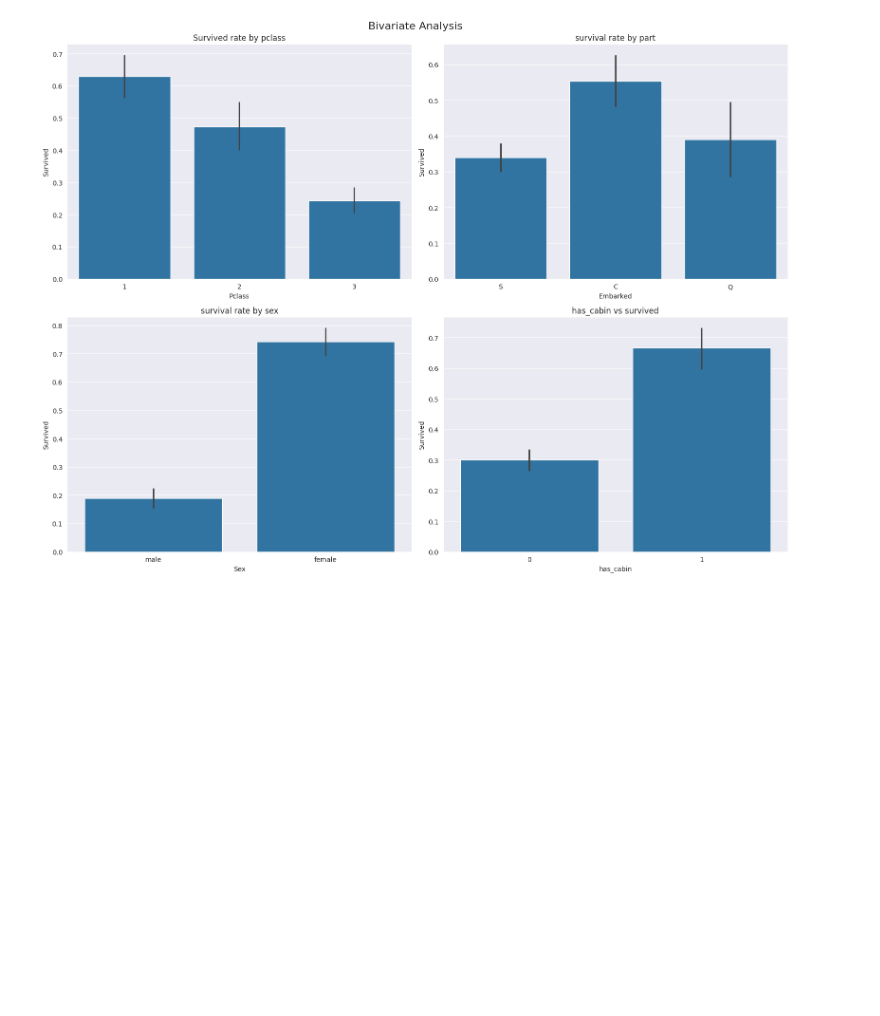
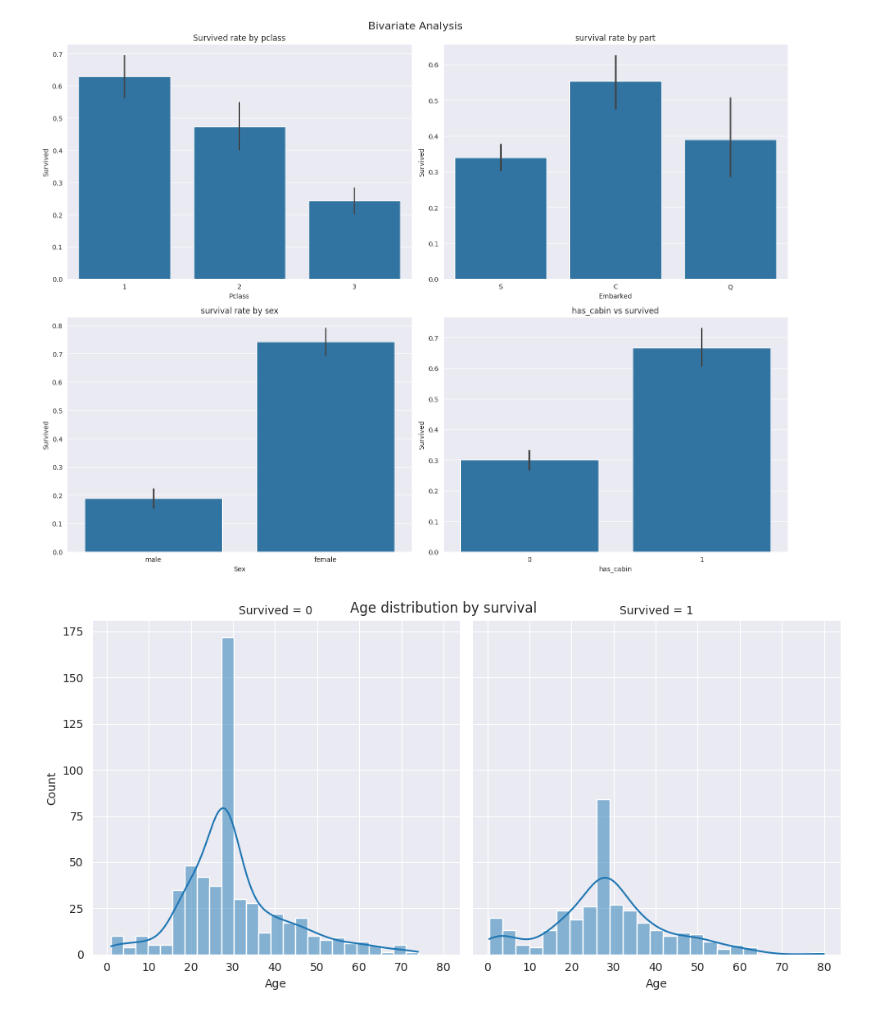
Before and after one commit to princeiiitk/EDA_Titanic, a Jupyter notebook: EDA_Titanic.ipynb, the cells around one changed output. Cells and saved outputs as stored; diff of their text form; code cells hidden in the pictures; blank space fills up the shorter version.

```diff
--- a/EDA_Titanic.ipynb
+++ b/EDA_Titanic.ipynb
@@ -291,3 +291,11 @@ plt.show()
 # %% [output]
 bivariate analysis
 [figure]
+# %%
+# Age vs survived
+g=sns.FacetGrid(df,col='Survived',height=5)
+g.map(sns.histplot,'Age',bins=25,kde=True)
+plt.suptitle("Age distribution by survival")
+plt.show()
+# %% [output]
+[figure, added]
```
Also changed, not shown: parts of 3 cells of this notebook.
